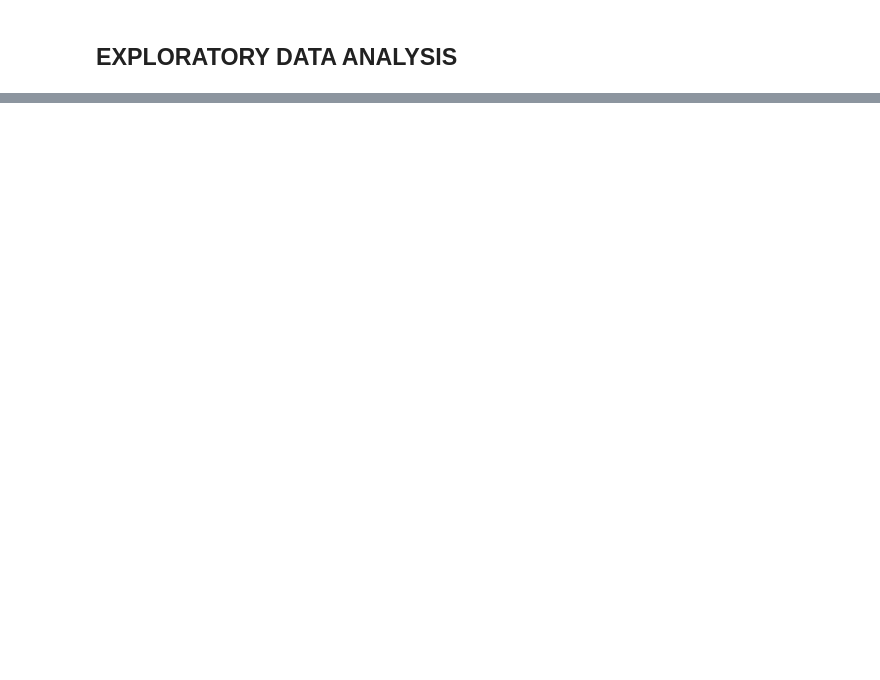
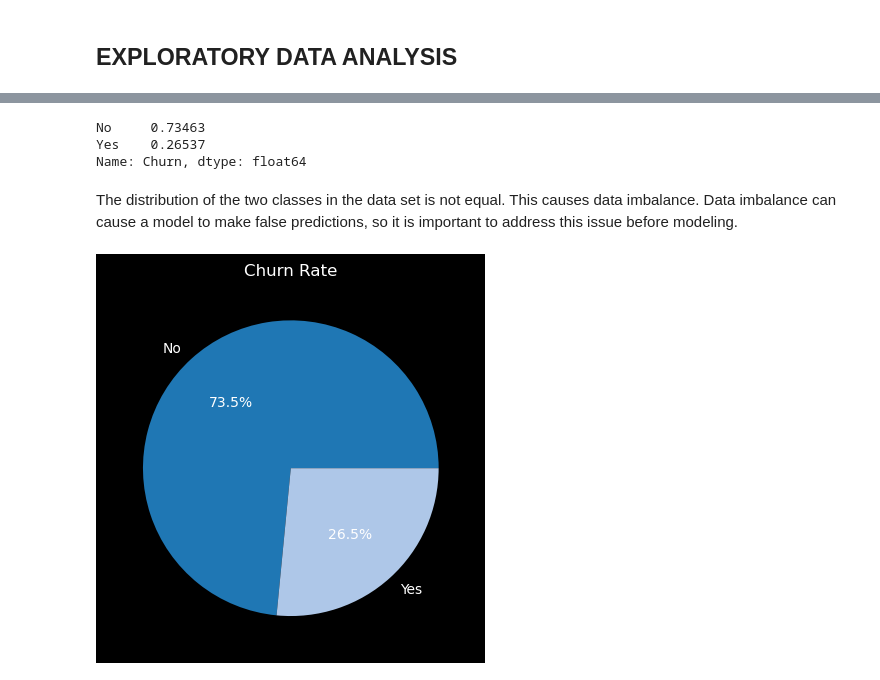
Before and after one commit to marwa9975/Telco_Customer_Churn_Analysis, a Jupyter notebook: notebook.ipynb, the cells around one changed output, grey strips where cells are left out. Drawn from its saved outputs; the diff is of its cells as text; code cells hidden in the pictures; blank space fills up the shorter version.

```diff
--- a/notebook.ipynb
+++ b/notebook.ipynb
@@ -273,0 +281,31 @@ plot_boxplots(df, numeric_columns, 'Box Plots After Removing Outliers')
+# %%
+# count of churn rate
+df['Churn'].value_counts(normalize=True)
+# %% [output]
+No     0.73463
+Yes    0.26537
+Name: Churn, dtype: float64
+# %% [markdown]
+The distribution of the two classes in the data set is not equal. This causes data imbalance. Data imbalance can cause a model to make false predictions, so it is important to address this issue before modeling.
+# %%
+#plotting churn rate
+def plot_churn_rate(data):
+    # Define shades of blue
+    colors = ['#1f77b4', '#aec7e8']
+
+    # Create a figure
+    fig, ax = plt.subplots()
+
+    # Plot the churn rate
+    ax.pie(data.value_counts(), labels=data.value_counts().index, autopct='%1.1f%%', colors=colors)
+
+    # Add a title
+    ax.set_title('Churn Rate')
+
+    # Show the plot
+    plt.show()
+
+# Call the function with the Churn column
+plot_churn_rate(df['Churn'])
+# %% [output]
+[figure, added]
```
Also changed, not shown: parts of 23 cells of this notebook.
